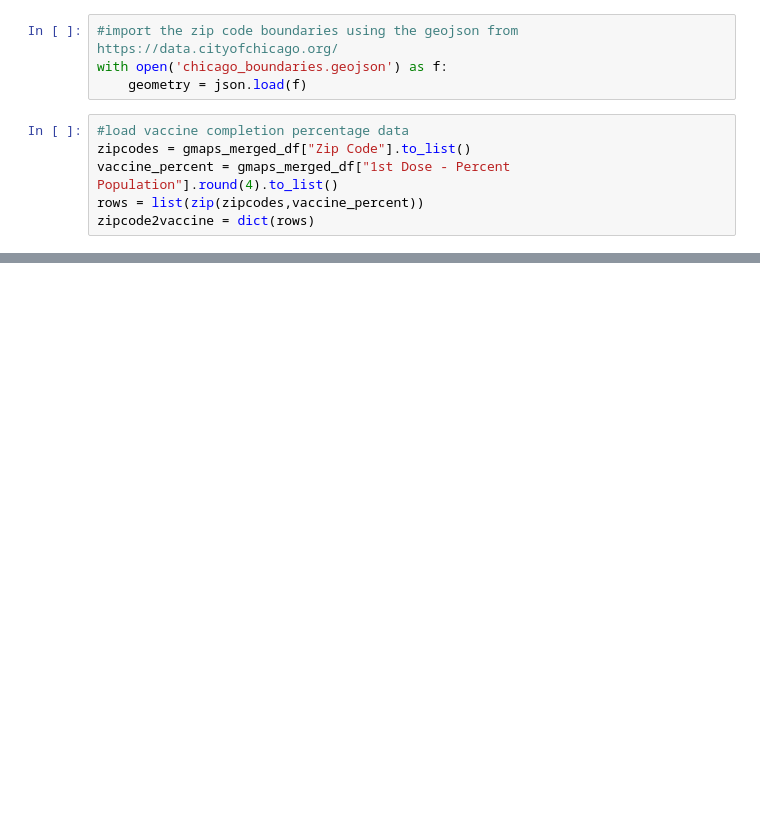
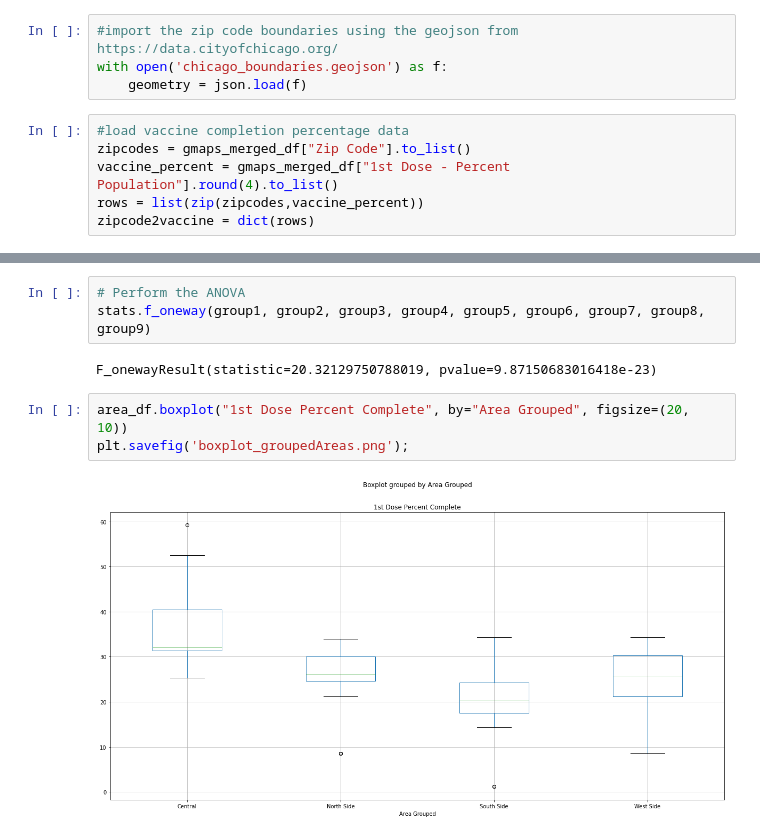
Before and after one commit to abarba1914/project-one, a Jupyter notebook: MASTERDF.ipynb, the cells around one changed output, grey strips where cells are left out. Saved outputs shown, nothing was run; the diff lists cells and outputs as text; blank space fills up the shorter version.

```diff
--- a/MASTERDF.ipynb
+++ b/MASTERDF.ipynb
@@ -340,0 +446,10 @@ fig2
+# %%
+# Perform the ANOVA
+stats.f_oneway(group1, group2, group3, group4, group5, group6, group7, group8, group9)
+# %% [output]
+F_onewayResult(statistic=20.32129750788019, pvalue=9.87150683016418e-23)
+# %%
+area_df.boxplot("1st Dose Percent Complete", by="Area Grouped", figsize=(20, 10))
+plt.savefig('boxplot_groupedAreas.png');
+# %% [output]
+[figure, added]
```
Also changed, not shown: parts of 15 cells of this notebook, 6 other files.
